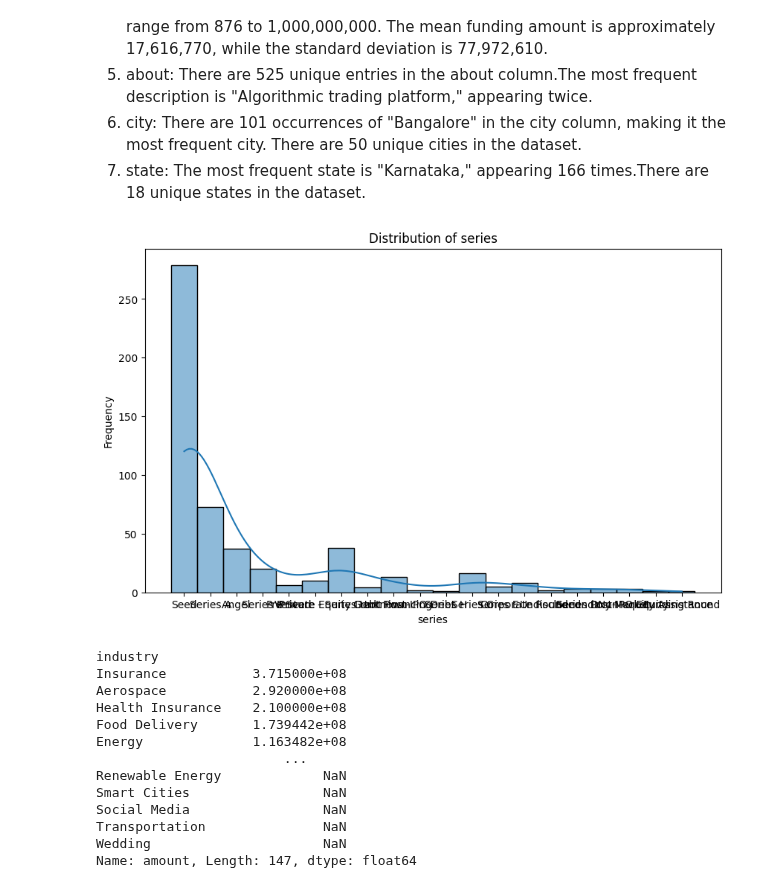
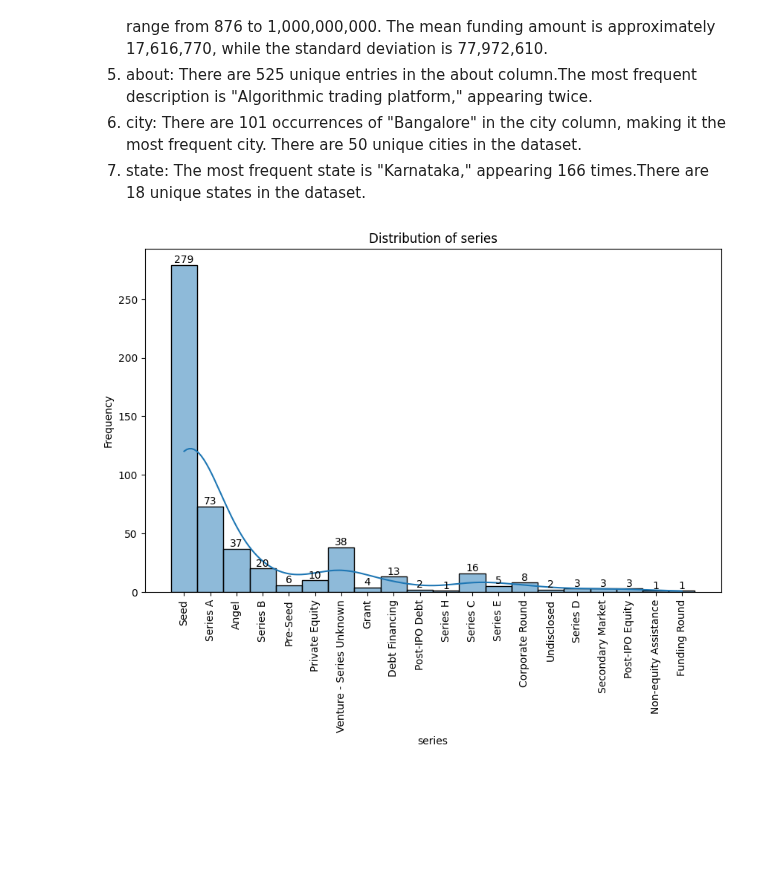
Before and after one commit to wamathaiwandeto/Indian-Startup-Ecosystem, a Jupyter notebook: project.ipynb, the cells around one changed output. Cells and saved outputs as stored; diff of their text form; code cells hidden in the pictures; blank space fills up the shorter version.

Commit message:
Update on data cleaning

```diff
--- a/project.ipynb
+++ b/project.ipynb
@@ -435,28 +435,15 @@ All entries in the company_name column are unique, indicating no repetition.The
 # %%
 # 2. Distribution of series (Histogram)
 plt.figure(figsize=(10, 6))
-sns.histplot(df_2018['series'], bins=10, kde=True)
+ax = sns.histplot(df_2018['series'], bins=10, kde=True)
+# Add data labels
+for rect in ax.patches:
+    height = rect.get_height()
+    ax.text(rect.get_x() + rect.get_width() / 2, height, f'{int(height)}', ha='center', va='bottom')
 plt.title('Distribution of series')
 plt.xlabel('series')
 plt.ylabel('Frequency')
+plt.xticks(rotation=90)
 plt.show()
 # %% [output]
-[figure, old version]
+[figure, new version]
-# %%
-# 3. Funding by Industry
-industry_funding = df_2018.groupby('industry')['amount'].mean().sort_values(ascending=False)
-industry_funding
-# %% [output]
-industry
-Insurance           3.715000e+08
-Aerospace           2.920000e+08
-Health Insurance    2.100000e+08
-Food Delivery       1.739442e+08
-Energy              1.163482e+08
-                        ...
-Renewable Energy             NaN
-Smart Cities                 NaN
-Social Media                 NaN
-Transportation               NaN
-Wedding                      NaN
-Name: amount, Length: 147, dtype: float64
```
Also changed, not shown: parts of 12 cells of this notebook.
